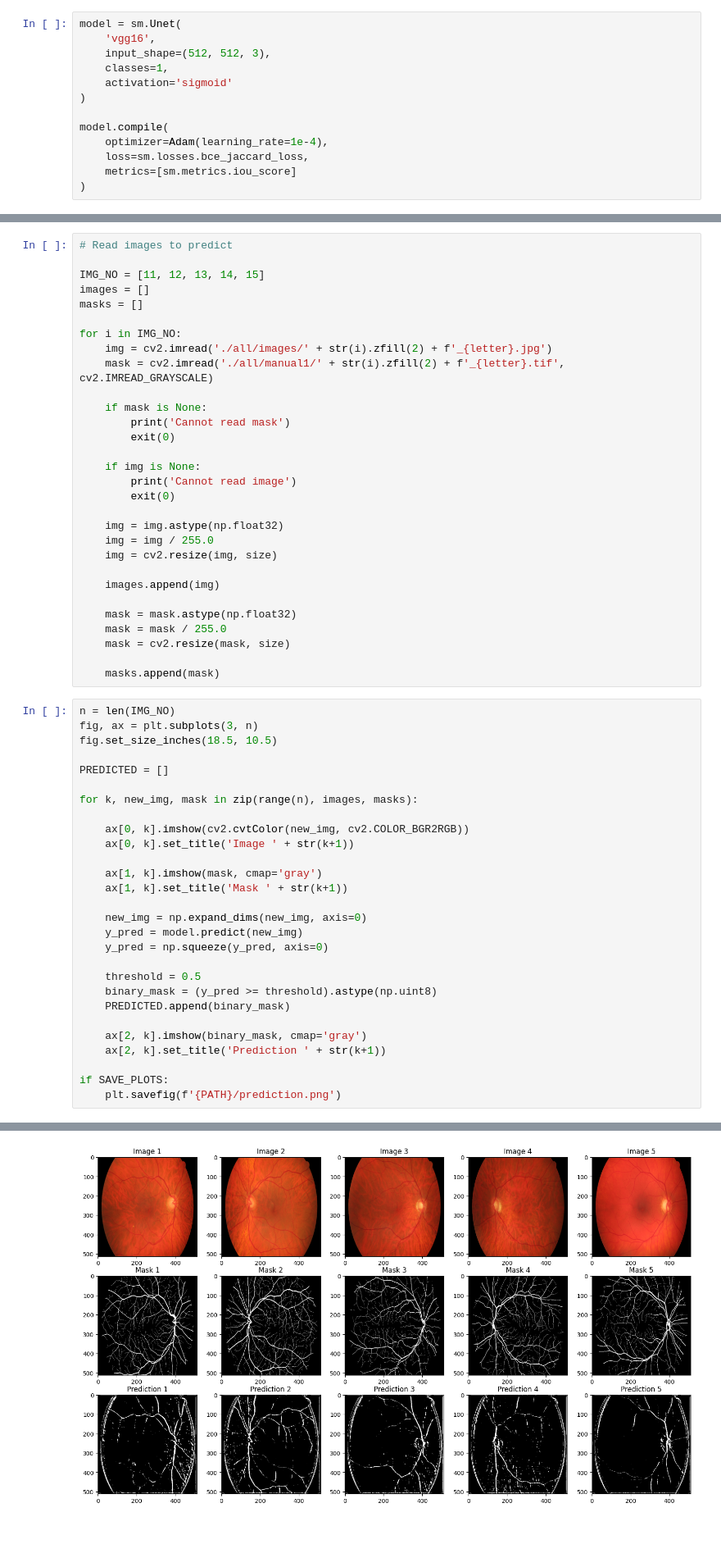
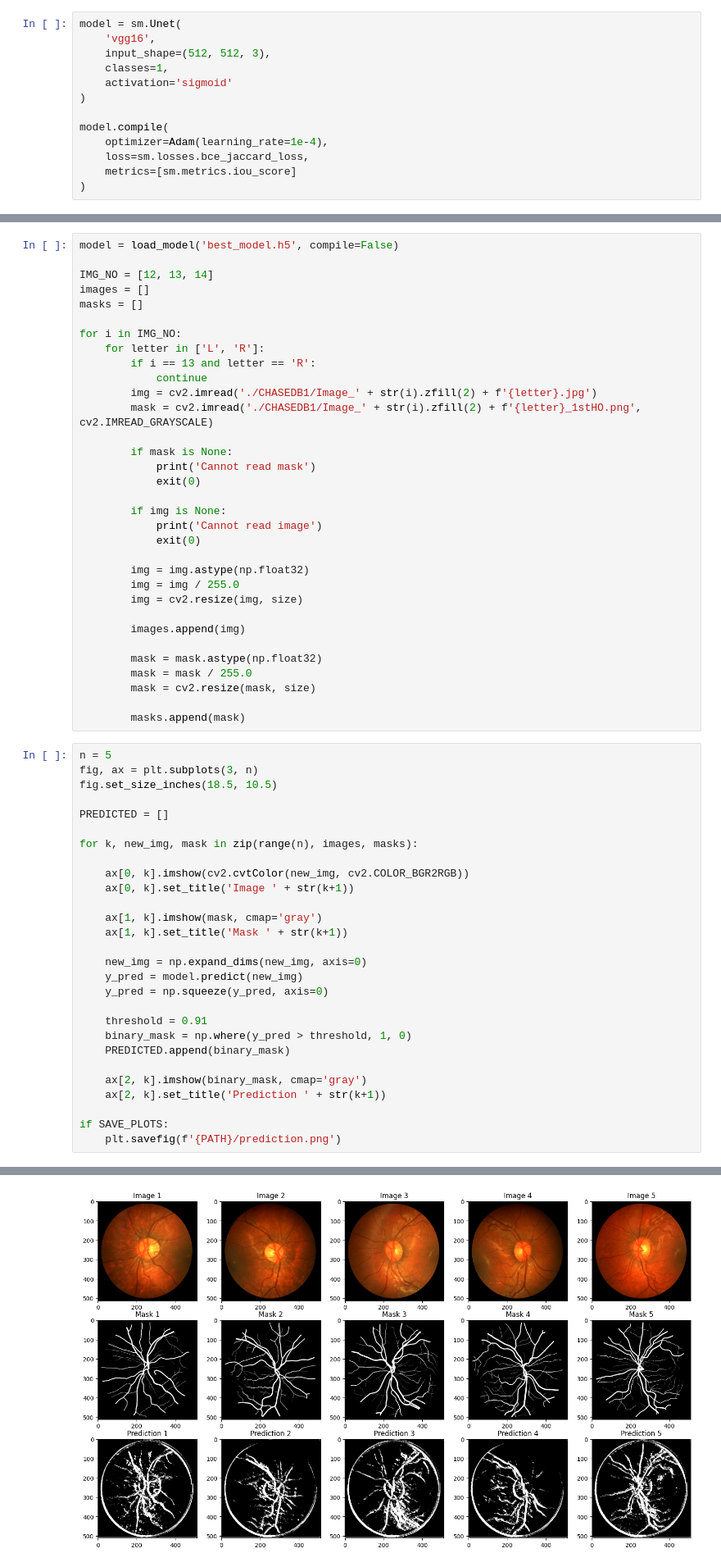
Before and after one commit to majsterkovic/Retinal-Vessel-Segmentation, a Jupyter notebook: deepl-learning.ipynb, the cells around one changed output, grey strips where cells are left out. Shown at 82% size. Drawn from its saved outputs; the diff is of its cells as text; blank space fills up the shorter version.

```diff
--- a/deepl-learning.ipynb
+++ b/deepl-learning.ipynb
@@ -152,35 +122,38 @@ if SAVE_PLOTS:
 # %%
-# Read images to predict
+model = load_model('best_model.h5', compile=False)
 
-IMG_NO = [11, 12, 13, 14, 15]
+IMG_NO = [12, 13, 14]
 images = []
 masks = []
 
 for i in IMG_NO:
-    img = cv2.imread('./all/images/' + str(i).zfill(2) + f'_{letter}.jpg')
-    mask = cv2.imread('./all/manual1/' + str(i).zfill(2) + f'_{letter}.tif', cv2.IMREAD_GRAYSCALE)
+    for letter in ['L', 'R']:
+        if i == 13 and letter == 'R':
+            continue
+        img = cv2.imread('./CHASEDB1/Image_' + str(i).zfill(2) + f'{letter}.jpg')
+        mask = cv2.imread('./CHASEDB1/Image_' + str(i).zfill(2) + f'{letter}_1stHO.png', cv2.IMREAD_GRAYSCALE)
 
-    if mask is None:
-        print('Cannot read mask')
-        exit(0)
+        if mask is None:
+            print('Cannot read mask')
+            exit(0)
 
-    if img is None:
-        print('Cannot read image')
-        exit(0)
+        if img is None:
+            print('Cannot read image')
+            exit(0)
 
-    img = img.astype(np.float32)
-    img = img / 255.0
-    img = cv2.resize(img, size)
+        img = img.astype(np.float32)
+        img = img / 255.0
+        img = cv2.resize(img, size)
 
-    images.append(img)
+        images.append(img)
 
-    mask = mask.astype(np.float32)
-    mask = mask / 255.0
-    mask = cv2.resize(mask, size)
+        mask = mask.astype(np.float32)
+        mask = mask / 255.0
+        mask = cv2.resize(mask, size)
 
-    masks.append(mask)
+        masks.append(mask)
 # %%
-n = len(IMG_NO)
+n = 5
 fig, ax = plt.subplots(3, n)
 fig.set_size_inches(18.5, 10.5)
 
@@ -198,8 +171,8 @@ for k, new_img, mask in zip(range(n), images, masks):
     y_pred = model.predict(new_img)
     y_pred = np.squeeze(y_pred, axis=0)
 
-    threshold = 0.5
-    binary_mask = (y_pred >= threshold).astype(np.uint8)
+    threshold = 0.91
+    binary_mask = np.where(y_pred > threshold, 1, 0)
     PREDICTED.append(binary_mask)
 
     ax[2, k].imshow(binary_mask, cmap='gray')
@@ -216,2 +189,2 @@ if SAVE_PLOTS:
-[figure, old version]
+[figure, new version]
 # %%
```
Also changed, not shown: parts of 8 cells of this notebook, 3 other files.
